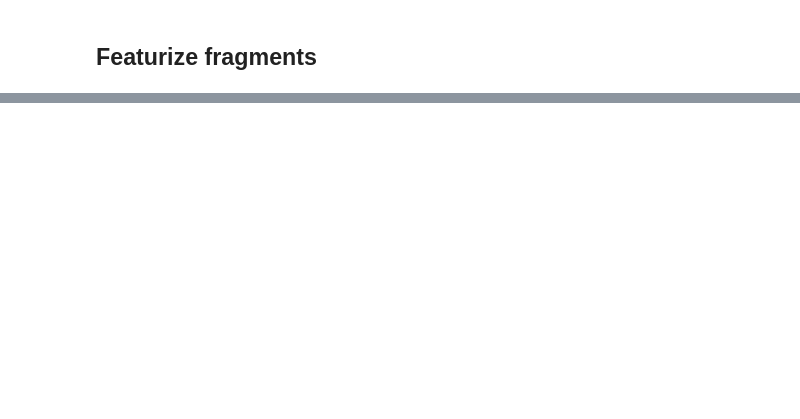
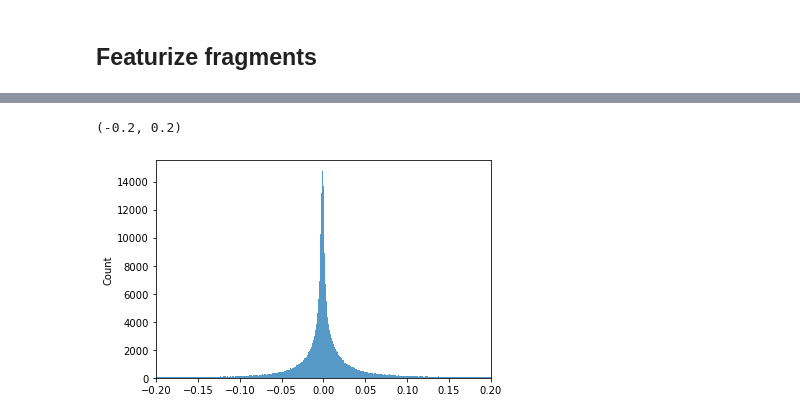
Before and after one commit to cschlick/PhenixML, a Jupyter notebook: notebooks/bond_angle_comparisons/ANI_angles.ipynb, the cells around one changed output, grey strips where cells are left out. Cells and saved outputs as stored; diff of their text form; code cells hidden in the pictures; blank space fills up the shorter version.

```diff
--- a/notebooks/bond_angle_comparisons/ANI_angles.ipynb
+++ b/notebooks/bond_angle_comparisons/ANI_angles.ipynb
@@ -132,8 +157,13 @@ Text(0, 0.5, 'Predicted')
 # %%
 from sklearn.metrics import mean_squared_error
+import matplotlib.pyplot as plt
 import seaborn as sns
 residuals = y_test-y_pred
 sns.histplot(residuals)
+plt.xlim(-0.2,0.2)
+# %% [output]
+(-0.2, 0.2)
+[figure, added]
 # %%
 rmse = np.sqrt(mean_squared_error(y_test,y_pred))
 print("RMSE:",rmse)
```
Also changed, not shown: parts of 21 cells of this notebook, 11 other files.
